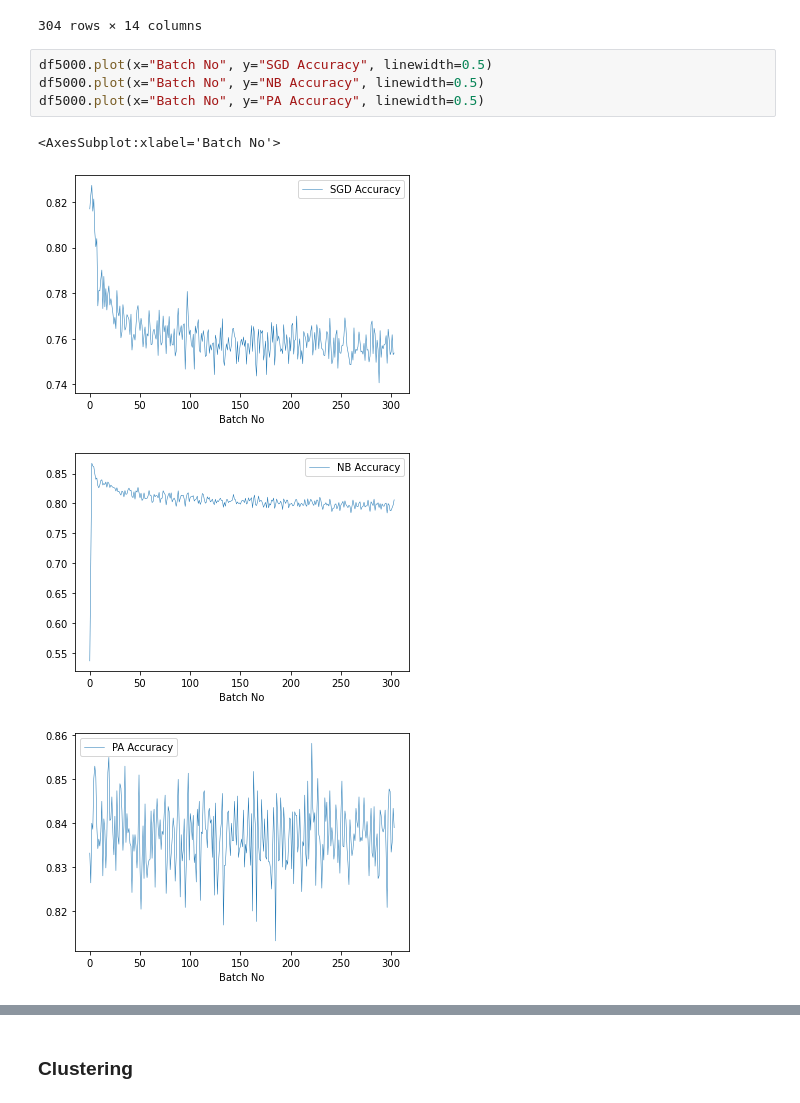
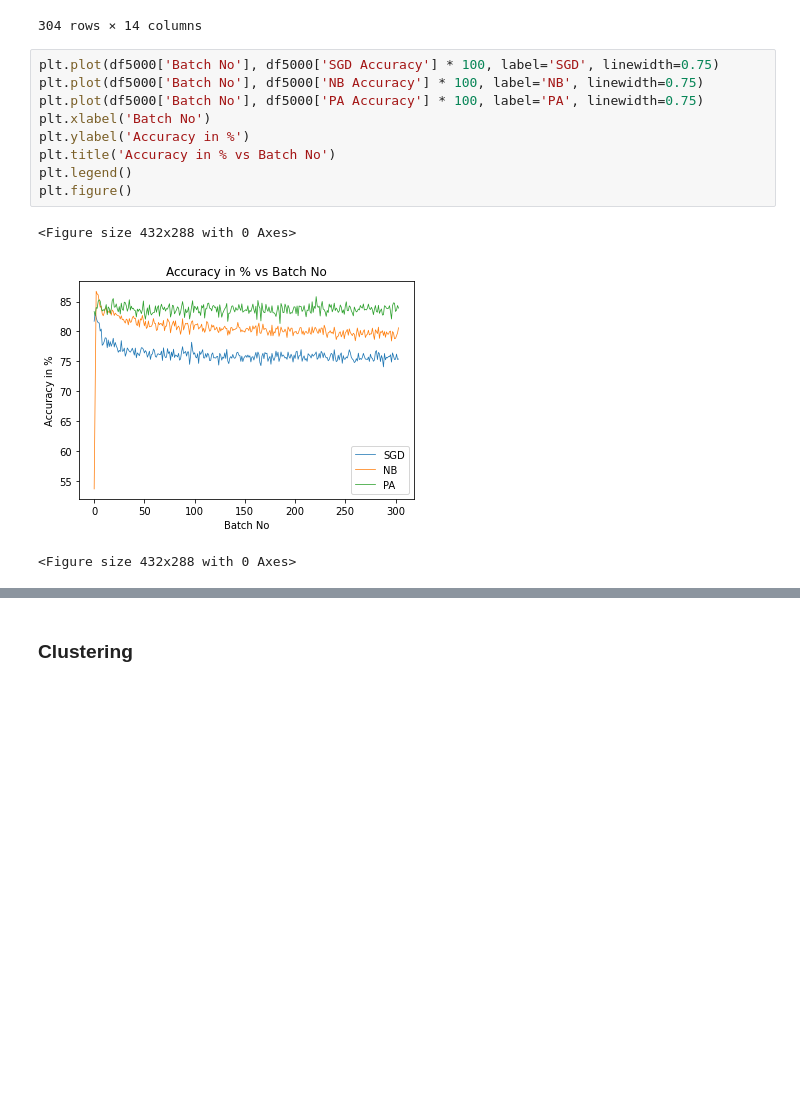
Before and after one commit to Big-Data-Gang/Machine-Learning-with-Spark-Streaming, a Jupyter notebook: Plotting/Train Plots.ipynb, the cells around one changed output, grey strips where cells are left out. Saved outputs shown, nothing was run; the diff lists cells and outputs as text; blank space fills up the shorter version.

```diff
--- a/Plotting/Train Plots.ipynb
+++ b/Plotting/Train Plots.ipynb
@@ -167,12 +167,16 @@ df5000
 | 303 | 303 | 0.753951 | 0.759578 | 0.724189 | 0.798603 | 0.806161 | 0.800576 | 0.801731 | ... |
 304 rows × 14 columns
 # %%
-df5000.plot(x="Batch No", y="SGD Accuracy", linewidth=0.5)
-df5000.plot(x="Batch No", y="NB Accuracy", linewidth=0.5)
-df5000.plot(x="Batch No", y="PA Accuracy", linewidth=0.5)
+plt.plot(df5000['Batch No'], df5000['SGD Accuracy'] * 100, label='SGD', linewidth=0.75)
+plt.plot(df5000['Batch No'], df5000['NB Accuracy'] * 100, label='NB', linewidth=0.75)
+plt.plot(df5000['Batch No'], df5000['PA Accuracy'] * 100, label='PA', linewidth=0.75)
+plt.xlabel('Batch No')
+plt.ylabel('Accuracy in %')
+plt.title('Accuracy in % vs Batch No')
+plt.legend()
+plt.figure()
 # %% [output]
-<AxesSubplot:xlabel='Batch No'>
+<Figure size 432x288 with 0 Axes>
-[figure, old version]
+[figure, new version]
-[figure, removed]
-[figure, removed]
+<Figure size 432x288 with 0 Axes>
 # %%
```
Also changed, not shown: parts of 22 cells of this notebook.
